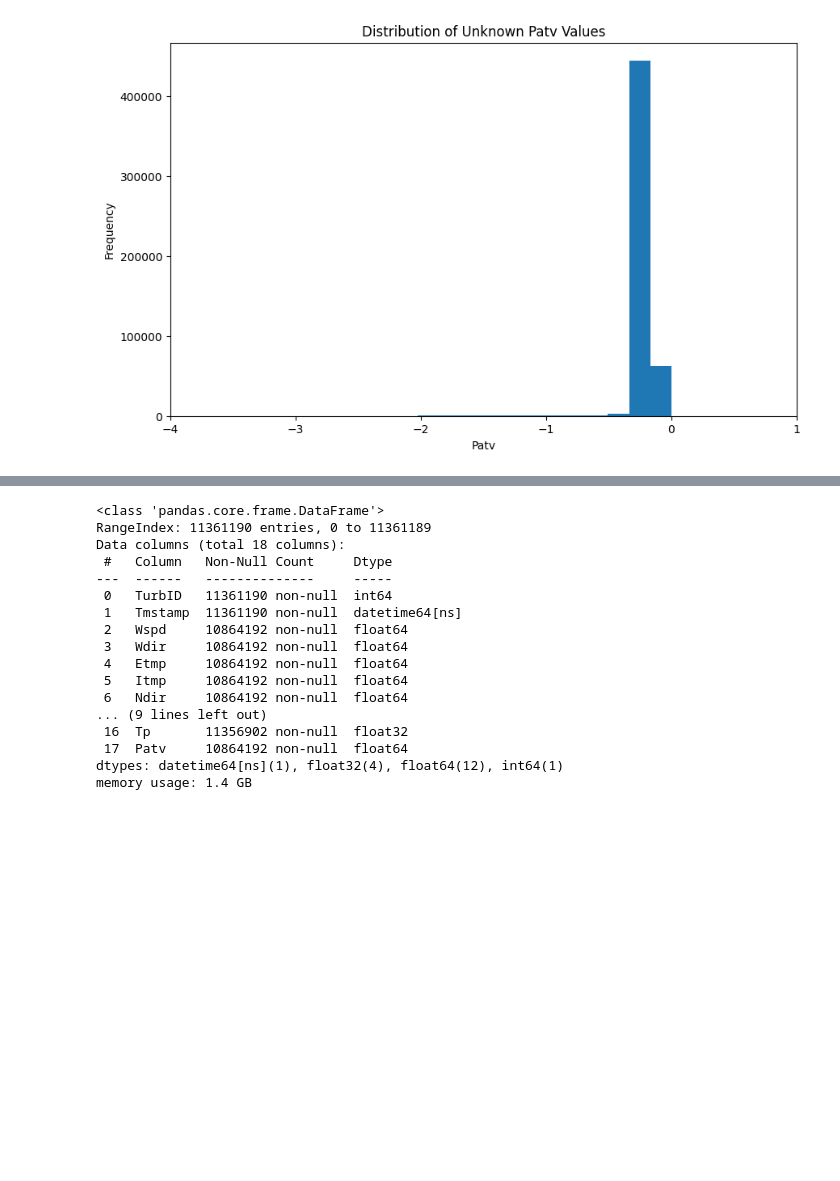
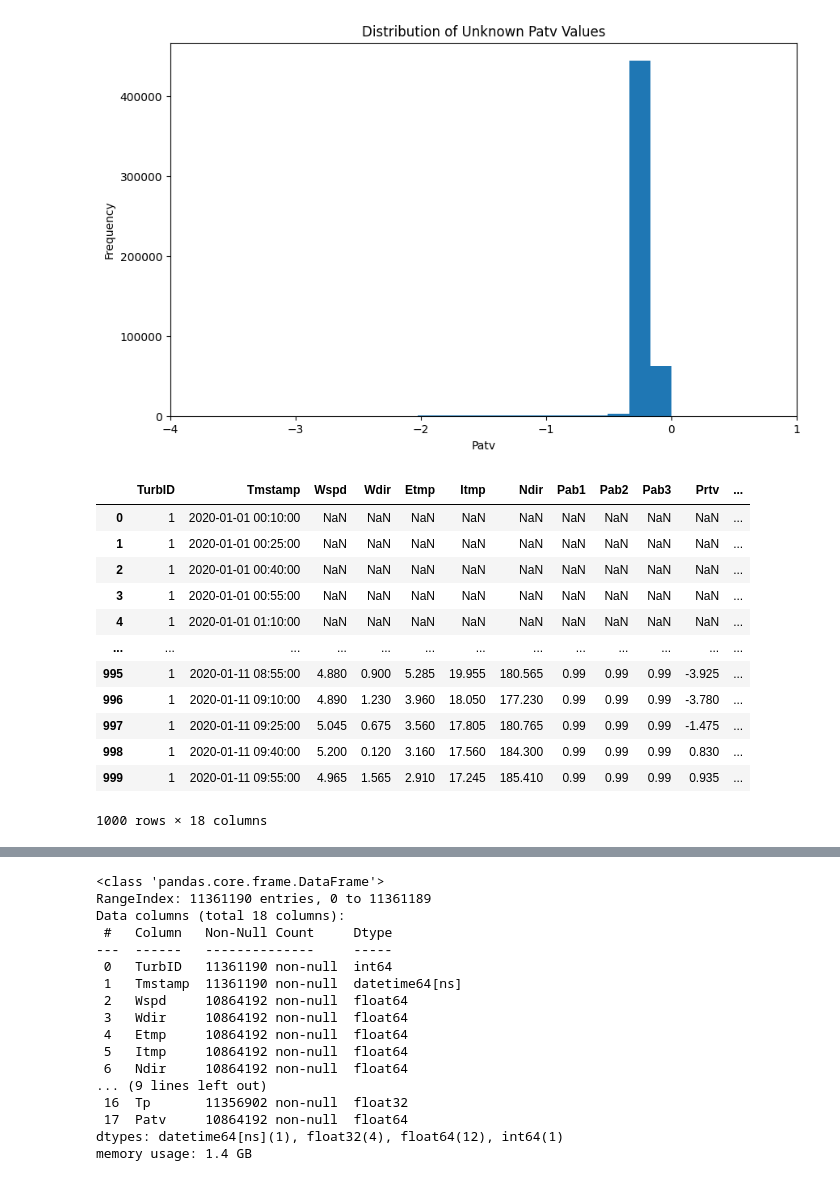
Before and after one commit to frsnjung/kddcup_wind_power_forecast, a Jupyter notebook: windfarm_forecast/notebooks/00_data_exploration_initial.ipynb, the cells around one changed output, grey strips where cells are left out. Cells and saved outputs as stored; diff of their text form; code cells hidden in the pictures; blank space fills up the shorter version.

```diff
--- a/windfarm_forecast/notebooks/00_data_exploration_initial.ipynb
+++ b/windfarm_forecast/notebooks/00_data_exploration_initial.ipynb
@@ -102,6 +116,20 @@ plt.title('Distribution of Unknown Patv Values')
 Text(0.5, 1.0, 'Distribution of Unknown Patv Values')
 [figure]
 # %%
-pd.set_option('display.max_rows', 1000)
+pd.set_option('display.max_rows', 50)
 df[:1000]
+# %% [output]
+|  | TurbID | Tmstamp | Wspd | Wdir | Etmp | Itmp | Ndir | Pab1 | Pab2 | Pab3 | Prtv | ... |
+| 0 | 1 | 2020-01-01 00:10:00 | NaN | NaN | NaN | NaN | NaN | NaN | NaN | NaN | NaN | ... |
+| 1 | 1 | 2020-01-01 00:25:00 | NaN | NaN | NaN | NaN | NaN | NaN | NaN | NaN | NaN | ... |
+| 2 | 1 | 2020-01-01 00:40:00 | NaN | NaN | NaN | NaN | NaN | NaN | NaN | NaN | NaN | ... |
+| 3 | 1 | 2020-01-01 00:55:00 | NaN | NaN | NaN | NaN | NaN | NaN | NaN | NaN | NaN | ... |
+| 4 | 1 | 2020-01-01 01:10:00 | NaN | NaN | NaN | NaN | NaN | NaN | NaN | NaN | NaN | ... |
+| ... | ... | ... | ... | ... | ... | ... | ... | ... | ... | ... | ... | ... |
+| 995 | 1 | 2020-01-11 08:55:00 | 4.880 | 0.900 | 5.285 | 19.955 | 180.565 | 0.99 | 0.99 | 0.99 | -3.925 | ... |
+| 996 | 1 | 2020-01-11 09:10:00 | 4.890 | 1.230 | 3.960 | 18.050 | 177.230 | 0.99 | 0.99 | 0.99 | -3.780 | ... |
+| 997 | 1 | 2020-01-11 09:25:00 | 5.045 | 0.675 | 3.560 | 17.805 | 180.765 | 0.99 | 0.99 | 0.99 | -1.475 | ... |
+| 998 | 1 | 2020-01-11 09:40:00 | 5.200 | 0.120 | 3.160 | 17.560 | 184.300 | 0.99 | 0.99 | 0.99 | 0.830 | ... |
+| 999 | 1 | 2020-01-11 09:55:00 | 4.965 | 1.565 | 2.910 | 17.245 | 185.410 | 0.99 | 0.99 | 0.99 | 0.935 | ... |
+1000 rows × 18 columns
 # %%
```
Also changed, not shown: parts of 6 cells of this notebook, 1 other file.
